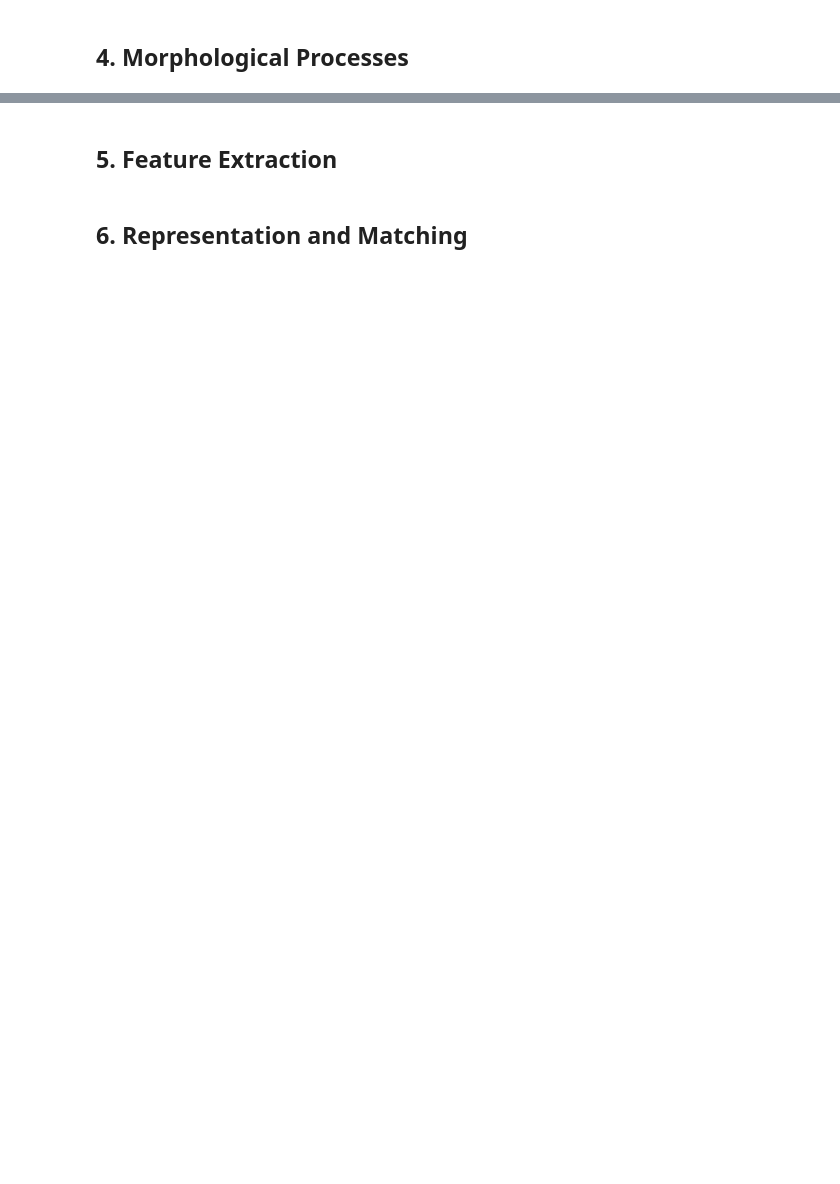
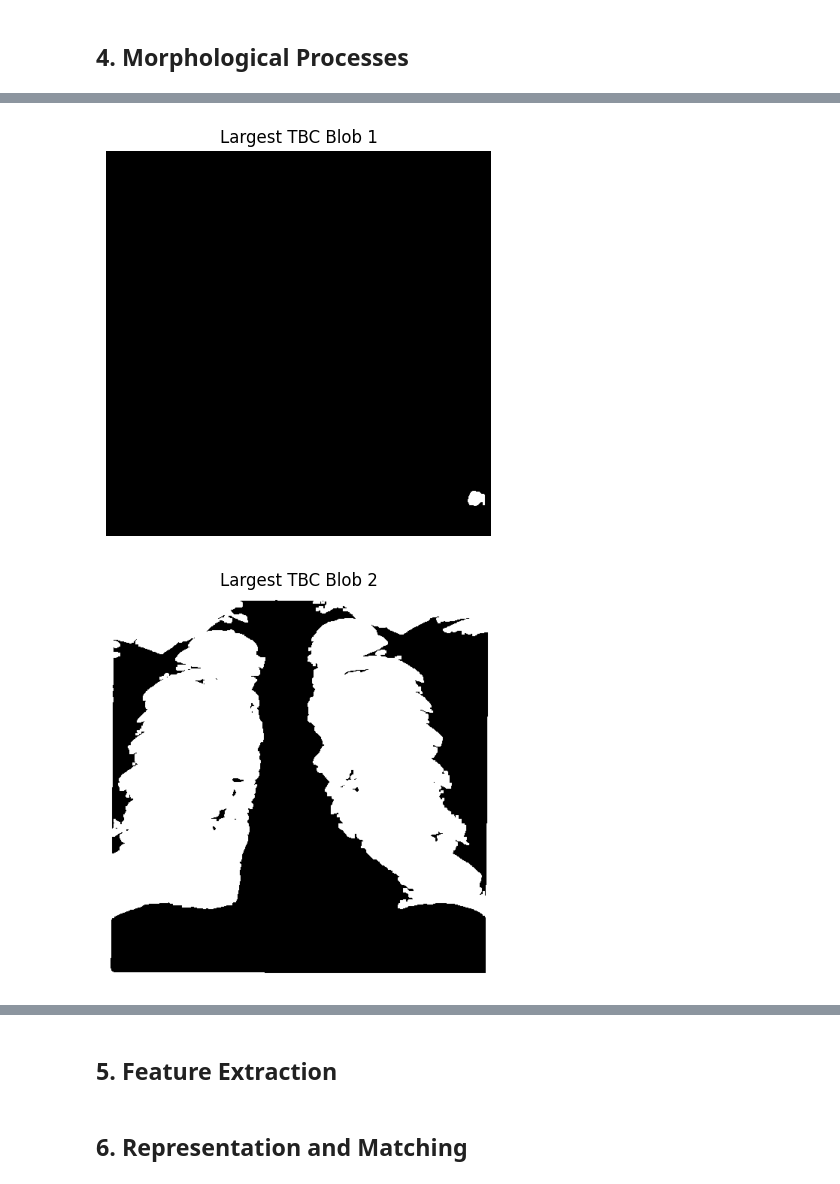
Before and after one commit to Plumz17/PCD_FinalProject, a Jupyter notebook: PCD_FinalProject.ipynb, the cells around one changed output, grey strips where cells are left out. Saved outputs shown, nothing was run; the diff lists cells and outputs as text; code cells hidden in the pictures; blank space fills up the shorter version.

Commit message:
Implemented some sort of Blob Detection (haven't quite worked out)

```diff
--- a/PCD_FinalProject.ipynb
+++ b/PCD_FinalProject.ipynb
@@ -215,0 +252,17 @@ show(img_tbc_hist, img_normal_hist)
+# %%
+for i, blob in enumerate(largest_tbc_blobs):
+  plt.figure(figsize=(5,5))
+  plt.imshow(blob, cmap='gray')
+  plt.title(f"Largest TBC Blob {i+1}")
+  plt.axis("off")
+  plt.show()
+
+for i, blob in enumerate(largest_normal_blobs):
+  plt.figure(figsize=(5,5))
+  plt.imshow(blob, cmap='gray')
+  plt.title(f"Largest Normal Blob {i+1}")
+  plt.axis("off")
+  plt.show()
+# %% [output]
+[figure, added]
+[figure, added]
```
Also changed, not shown: parts of 14 cells of this notebook.
